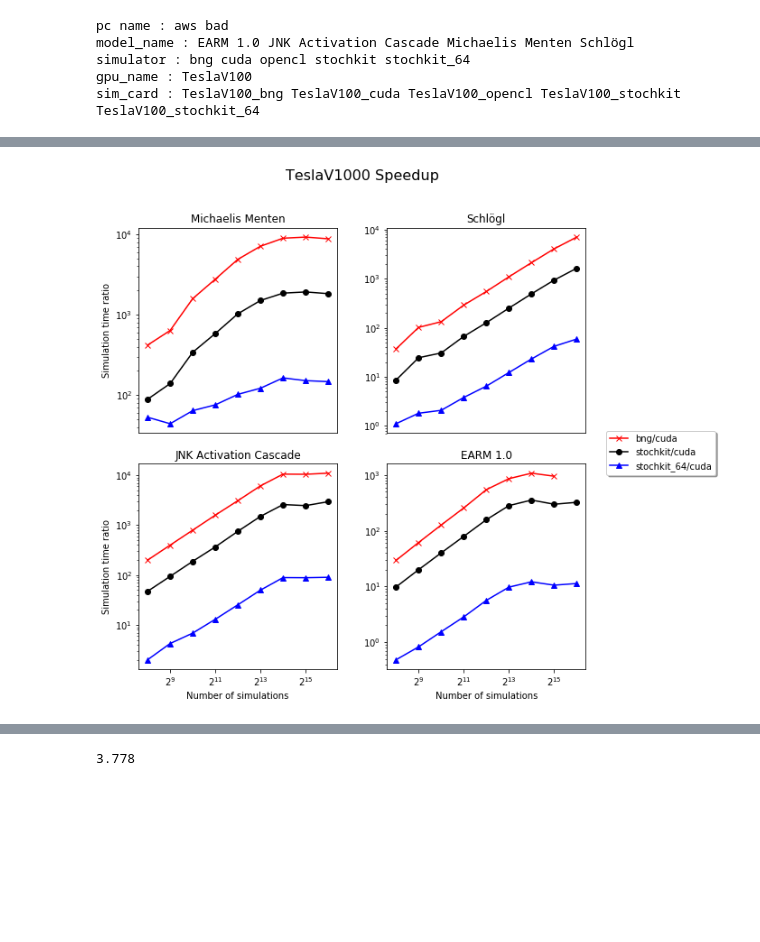
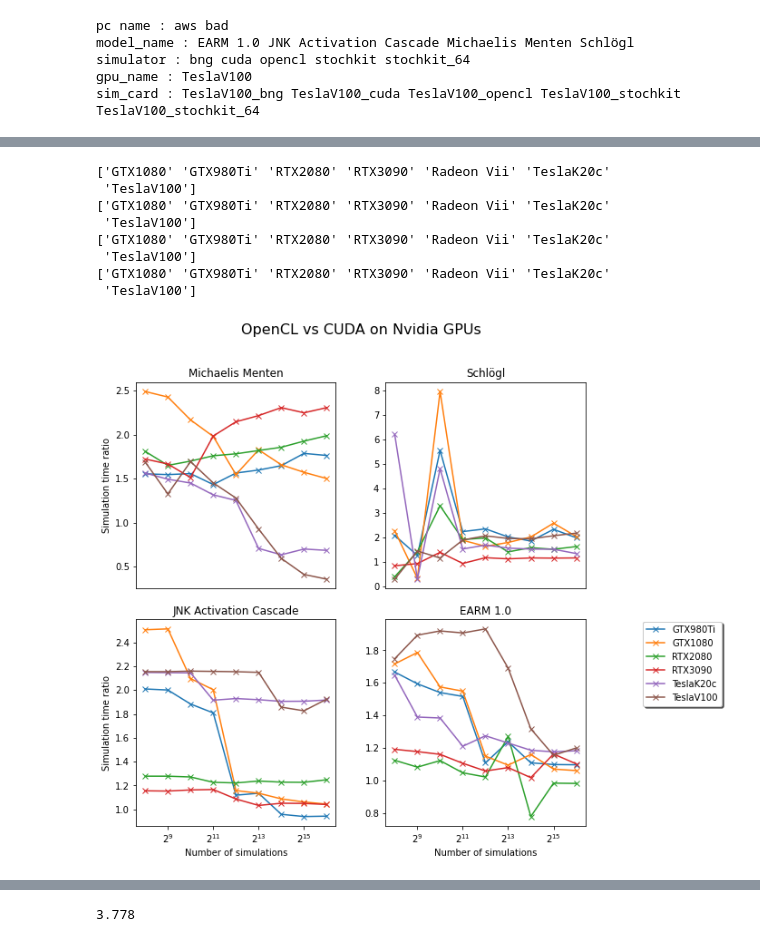
Before and after one commit to LoLab-MSM/GPU_SSA_paper2023, a Jupyter notebook: create_plots.ipynb, the cells around one changed output, grey strips where cells are left out. Drawn from its saved outputs; the diff is of its cells as text; code cells hidden in the pictures; blank space fills up the shorter version.

```diff
--- a/create_plots.ipynb
+++ b/create_plots.ipynb
@@ -1,7 +1,11 @@
 # %%
 import matplotlib.pyplot as plt
+from matplotlib import rcParams
+rcParams['savefig.transparent'] = True
+rcParams['savefig.facecolor'] = 'white'
 %matplotlib inline
 import pandas as pd
 import numpy as np
 import seaborn as sns
-from data import gather_data
+from data import load_data
+from data import load_rage
@@ -57,0 +12,2 @@ def print_opts(d):
+# %%
+d = load_rage()
@@ -237,60 +373,83 @@ plot_earm(tesla_results, 'earm_only_timing')
 10    512  ratio_stochkit    19.941141
 [figure]
 # %%
-def plot_ratio(data, save_name="bng_gpu_ratio"):
+def plot_ratio_cuda_opencl(data, save_name="opencl_cl_ratio"):
     """
     Plots the ratio of BNG run times to GPU_SSA run times
     """
+    df_gpu = data.loc[~data.gpu_name.isin(['GTX1060'])].copy()
+    df_gpu = df_gpu.loc[~df_gpu.device_name.isin(['rage'])].copy()
+#     df_gpu['n_gpus'] = 1
+#     def count_gpus(x):
+#         return len(x.split(','))
+#     df_gpu['n_gpus'] = df_gpu['opencl_args'].apply(count_gpus)
+#     print(df_gpu.head(10))
+#     df_gpu = df_gpu.loc[~df_gpu.n_gpus==1].copy()
 
     d = pd.pivot_table(
-        data[['model_name', 'n_sim', 'simulator', 'sim_time']],
-        index=['model_name', 'n_sim'],
+        df_gpu[['model_name', 'n_sim', 'simulator', 'sim_time', 'gpu_name']],
+        index=['model_name',  'gpu_name', 'n_sim',],
         columns='simulator',
         values='sim_time'
     )
+
 
     def f2(x):
         return '{0:.3f}'.format(x)
     d.to_latex('sum_table_latex.tex',
                formatters={'bng': f2, 'cuda':f2, 'opencl':f2, 'stochkit':f2, 'stochkit_64':f2},
                bold_rows=True)
-    d['ratio_bng'] = d['bng'] / d['cuda']
-    d['ratio_stochkit'] = d['stochkit'] / d['cuda']
-    d['ratio_stochkit_64'] = d['stochkit_64'] / d['cuda']
+    d['ratio'] = d['opencl'] / d['cuda']
 #     print(d[['ratio_bng', 'ratio_stochkit', 'ratio_stochkit_64']])
     d.reset_index(inplace=True)
-    d.to_csv('all_times.csv')
+#     d.to_csv('all_times.csv')
 
     count = 1
     fig = plt.figure(figsize=(8, 9))
     for i in model_names:
 
         ax = plt.subplot(2,2, count)
         plt.title(i)
-        df = d.loc[d.model_name==i][['n_sim', 'ratio_bng', 'ratio_stochkit', 'ratio_stochkit_64']]
-        l1,= plt.plot(df['n_sim'], df['ratio_bng'], 'x-r', label='ratio_bng')
-        l2,= plt.plot(df['n_sim'], df['ratio_stochkit'], 'o-k', label='ratio_stochkit')
-        l3,= plt.plot(df['n_sim'], df['ratio_stochkit_64'], '^-b', label='ratio_stochkit_64')
-        ax.set_xscale('log', basex=2)
-        ax.set_yscale('log', basey=10)
+        df = d.loc[d.model_name==i][['n_sim', 'ratio', 'gpu_name']]
+        print(df.gpu_name.unique())
+        gpus = [ 'GTX980Ti', 'GTX1080', 'RTX2080', 'RTX3090', 'TeslaK20c', 'TeslaV100']
+        legends = []
+        labels = []
+        for i in gpus:
+            dd = df.loc[df.gpu_name==i].copy()
+            dd.sort_values('n_sim', inplace=True)
+            l1,= plt.plot(dd['n_sim'], dd['ratio'], 'x-', label=i)
+
+            legends.append(l1)
+            labels.append(i)
+        ax.set_xscale('log', base=2)
+#         ax.set_yscale('log', base=10)
         plt.ylabel("Simulation time ratio")
         plt.xlabel("Number of simulations")
+
         if count in (1,2):
             plt.xlabel('')
             plt.xticks([])
         if count in (2, 4):
             plt.ylabel('')
         count+=1
-    lgd = fig.legend(
-        [l1, l2, l3],
-        ["bng/cuda", "stochkit/cuda", "stochkit_64/cuda"],
-        fancybox=True, shadow=True,
-        bbox_to_anchor=(1.2, .48),
-    )
+        lgd = fig.legend(
+            legends, labels,
+            fancybox=True, shadow=True,
+            bbox_to_anchor=(1.2, .48),
+        )
     plt.subplots_adjust(left=0.07, right=0.93, wspace=0.25, hspace=0.15)
-    plt.suptitle('TeslaV1000 Speedup', size=16)
-    plt.savefig('{}.png'.format(save_name), dpi=300, bbox_inches='tight', bbox_extra_artists=(lgd,),)
-    plt.savefig('{}.pdf'.format(save_name), dpi=300, bbox_inches='tight', bbox_extra_artists=(lgd,),)
-plot_ratio(tesla_results)
+    plt.suptitle('OpenCL vs CUDA on Nvidia GPUs', size=16)
+    plt.savefig('{}.png'.format(save_name), dpi=300, bbox_inches='tight')# bbox_extra_artists=(lgd,),)
+    plt.savefig('{}.pdf'.format(save_name), dpi=300, bbox_inches='tight')#bbox_extra_artists=(lgd,),)
+plot_ratio_cuda_opencl(gpu_only)
 # %% [output]
+['GTX1080' 'GTX980Ti' 'RTX2080' 'RTX3090' 'Radeon Vii' 'TeslaK20c'
+ 'TeslaV100']
+['GTX1080' 'GTX980Ti' 'RTX2080' 'RTX3090' 'Radeon Vii' 'TeslaK20c'
+ 'TeslaV100']
+['GTX1080' 'GTX980Ti' 'RTX2080' 'RTX3090' 'Radeon Vii' 'TeslaK20c'
+ 'TeslaV100']
+['GTX1080' 'GTX980Ti' 'RTX2080' 'RTX3090' 'Radeon Vii' 'TeslaK20c'
+ 'TeslaV100']
-[figure, old version]
+[figure, new version]
```
Also changed, not shown: parts of 26 cells of this notebook, 51 other files.
